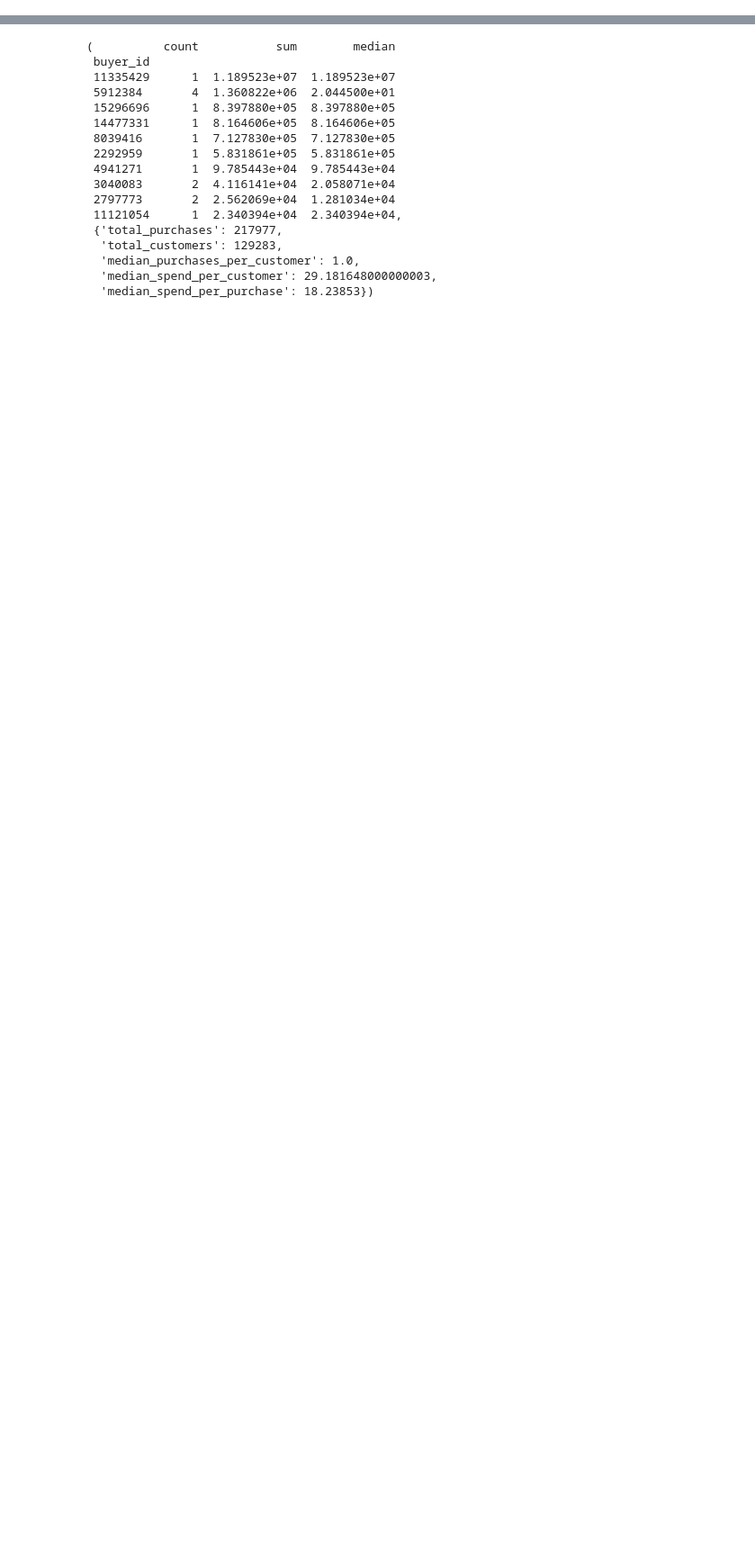
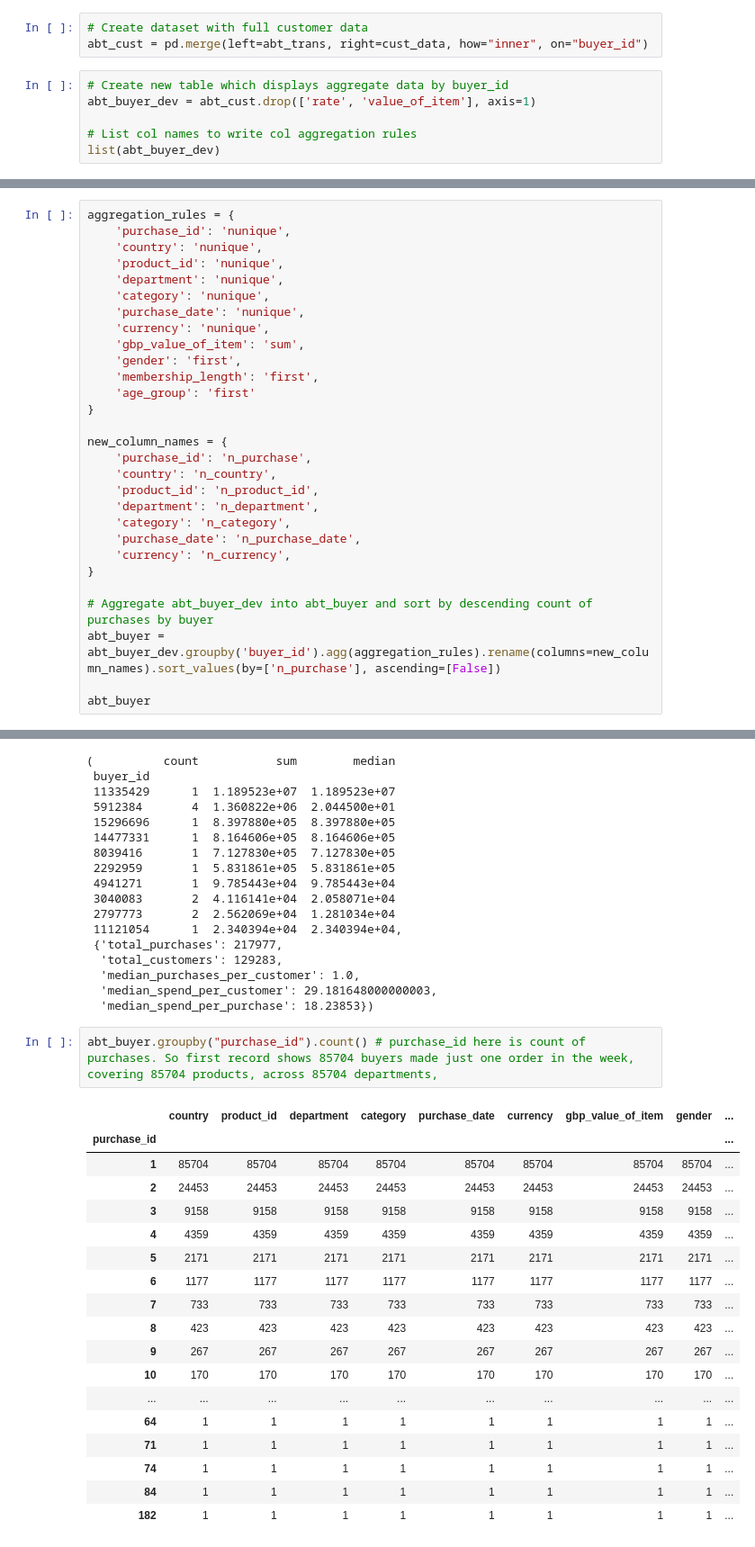
Before and after one commit to kieran036/ad_hoc_analyses, a Jupyter notebook: analyses/customer_analysis/analysis.ipynb, the cells around one changed output, grey strips where cells are left out. Shown at 90% size. Cells and saved outputs as stored; diff of their text form; blank space fills up the shorter version.

```diff
--- a/analyses/customer_analysis/analysis.ipynb
+++ b/analyses/customer_analysis/analysis.ipynb
@@ -88 +88,10 @@ abt = abt_trans = pd.merge(left=abt_trans, right=cust_data, how="left", on="buye
 # abt
+# %%
+# Create dataset with full customer data
+abt_cust = pd.merge(left=abt_trans, right=cust_data, how="inner", on="buyer_id")
+# %%
+# Create new table which displays aggregate data by buyer_id
+abt_buyer_dev = abt_cust.drop(['rate', 'value_of_item'], axis=1)
+
+# List col names to write col aggregation rules
+list(abt_buyer_dev)
@@ -88,0 +111,29 @@ abt = abt_trans = pd.merge(left=abt_trans, right=cust_data, how="left", on="buye
+# %%
+aggregation_rules = {
+    'purchase_id': 'nunique',
+    'country': 'nunique',
+    'product_id': 'nunique',
+    'department': 'nunique',
+    'category': 'nunique',
+    'purchase_date': 'nunique',
+    'currency': 'nunique',
+    'gbp_value_of_item': 'sum',
+    'gender': 'first',
+    'membership_length': 'first',
+    'age_group': 'first'
+}
+
+new_column_names = {
+    'purchase_id': 'n_purchase',
+    'country': 'n_country',
+    'product_id': 'n_product_id',
+    'department': 'n_department',
+    'category': 'n_category',
+    'purchase_date': 'n_purchase_date',
+    'currency': 'n_currency',
+}
+
+# Aggregate abt_buyer_dev into abt_buyer and sort by descending count of purchases by buyer
+abt_buyer = abt_buyer_dev.groupby('buyer_id').agg(aggregation_rules).rename(columns=new_column_names).sort_values(by=['n_purchase'], ascending=[False])
+
+abt_buyer
@@ -380,3 +453,24 @@ high_value_customers, overall_purchase_behavior
   'median_purchases_per_customer': 1.0,
   'median_spend_per_customer': 29.181648000000003,
   'median_spend_per_purchase': 18.23853})
+# %%
+abt_buyer.groupby("purchase_id").count() # purchase_id here is count of purchases. So first record shows 85704 buyers made just one order in the week, covering 85704 products, across 85704 departments,
+# %% [output]
+|  | country | product_id | department | category | purchase_date | currency | gbp_value_of_item | gender | ... |
+| purchase_id |  |  |  |  |  |  |  |  | ... |
+| 1 | 85704 | 85704 | 85704 | 85704 | 85704 | 85704 | 85704 | 85704 | ... |
+| 2 | 24453 | 24453 | 24453 | 24453 | 24453 | 24453 | 24453 | 24453 | ... |
+| 3 | 9158 | 9158 | 9158 | 9158 | 9158 | 9158 | 9158 | 9158 | ... |
+| 4 | 4359 | 4359 | 4359 | 4359 | 4359 | 4359 | 4359 | 4359 | ... |
+| 5 | 2171 | 2171 | 2171 | 2171 | 2171 | 2171 | 2171 | 2171 | ... |
+| 6 | 1177 | 1177 | 1177 | 1177 | 1177 | 1177 | 1177 | 1177 | ... |
+| 7 | 733 | 733 | 733 | 733 | 733 | 733 | 733 | 733 | ... |
+| 8 | 423 | 423 | 423 | 423 | 423 | 423 | 423 | 423 | ... |
+| 9 | 267 | 267 | 267 | 267 | 267 | 267 | 267 | 267 | ... |
+| 10 | 170 | 170 | 170 | 170 | 170 | 170 | 170 | 170 | ... |
+| ... | ... | ... | ... | ... | ... | ... | ... | ... | ... |
+| 64 | 1 | 1 | 1 | 1 | 1 | 1 | 1 | 1 | ... |
+| 71 | 1 | 1 | 1 | 1 | 1 | 1 | 1 | 1 | ... |
+| 74 | 1 | 1 | 1 | 1 | 1 | 1 | 1 | 1 | ... |
+| 84 | 1 | 1 | 1 | 1 | 1 | 1 | 1 | 1 | ... |
+| 182 | 1 | 1 | 1 | 1 | 1 | 1 | 1 | 1 | ... |
```
Also changed, not shown: parts of 13 cells of this notebook.
